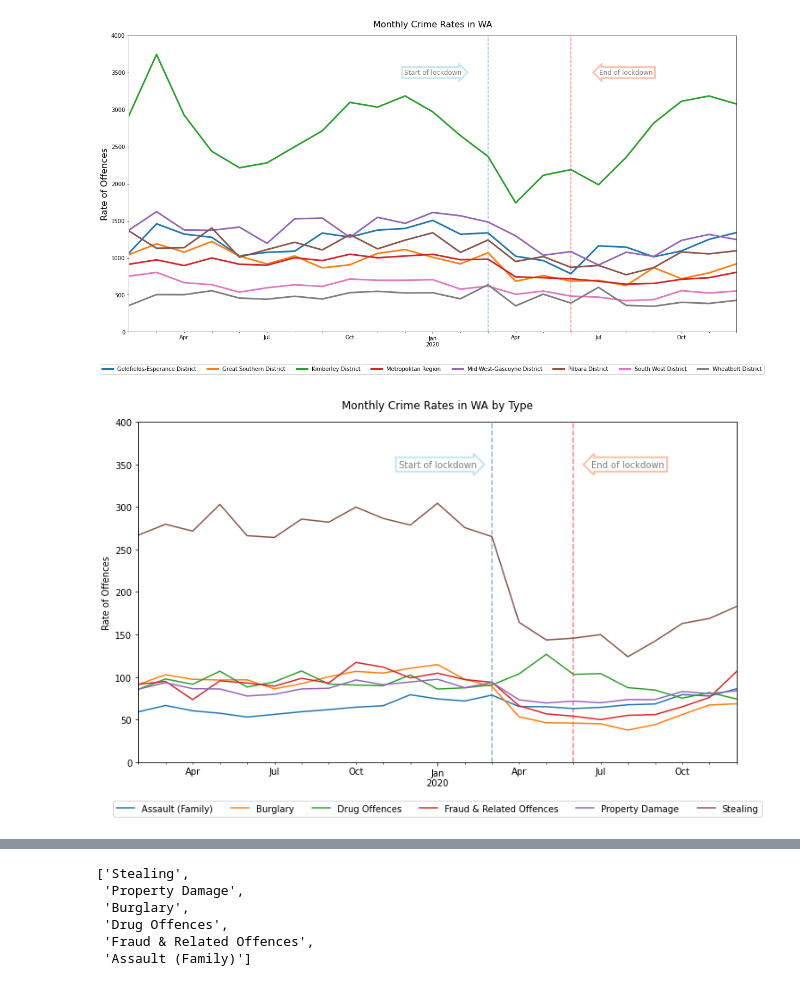
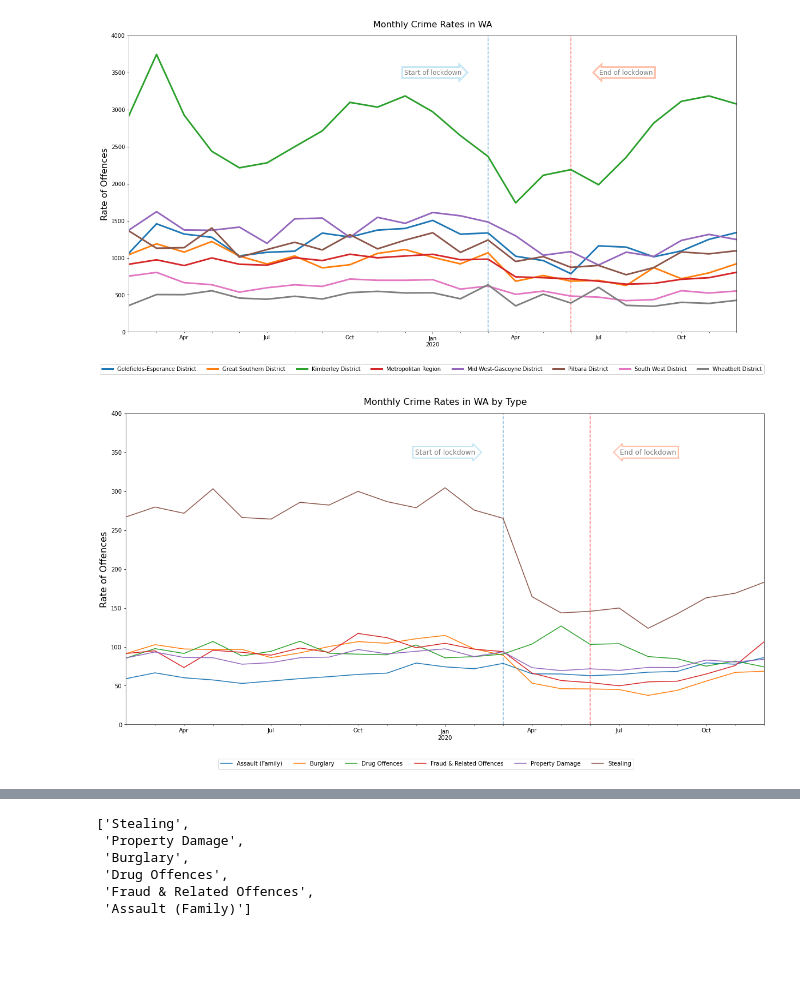
Before and after one commit to FernB/WACrimeRatesCovid19, a Jupyter notebook: WA Crime Rates.ipynb, the cells around one changed output, grey strips where cells are left out. Drawn from its saved outputs; the diff is of its cells as text; code cells hidden in the pictures; blank space fills up the shorter version.

```diff
--- a/WA Crime Rates.ipynb
+++ b/WA Crime Rates.ipynb
@@ -215,27 +215,27 @@ plt.show()
 # %%
 #get rates of key crimes
 WARate = From2019[From2019['Website Region']=='Western Australia']
 CrimeTypeRate = WARate[WARate['WAPOL_Hierarchy_Lvl2'].isin(keycrimes)]
 CrimeTypeRate = CrimeTypeRate.groupby(['WAPOL_Hierarchy_Lvl2','Period'])['Rate'].sum().reset_index()
 #pivot for graphing
 CrimesPivot = CrimeTypeRate.pivot(index='Period', columns='WAPOL_Hierarchy_Lvl2', values='Rate')
 #make chart
-CrimesPivot.plot(figsize=(12,7))
-plt.legend(bbox_to_anchor = (1.05, -0.1),ncol=6)
+CrimesPivot.plot(figsize=(20,10))
+plt.legend(bbox_to_anchor = (0.8, -0.1),ncol=6)
 plt.text(
-    "2020-01", 350, "Start of lockdown", alpha =0.5,ha="center", va="center", rotation=0, size=10,
+    "2020-01", 350, "Start of lockdown", alpha =0.5,ha="center", va="center", rotation=0, size=12,
     bbox=dict(boxstyle="rarrow,pad=0.3", fc="white", ec="skyblue", alpha=0.5, lw=2))
 plt.text(
-    "2020-08", 350, "End of lockdown", alpha =0.5,ha="center", va="center", rotation=0, size=10,
+    "2020-08", 350, "End of lockdown", alpha =0.5,ha="center", va="center", rotation=0, size=12,
     bbox=dict(boxstyle="larrow,pad=0.3", fc="white", ec="coral", alpha=0.5, lw=2))
 plt.vlines("2020-03",ymin = 0, ymax = 500,linestyles='dashed', alpha=0.5)
 plt.vlines("2020-06",ymin = 0, ymax = 500, colors ="red",linestyles='dashed', alpha=0.5)
 plt.ylim(0,400)
-plt.title("Monthly Crime Rates in WA by Type", pad=15)
-plt.ylabel("Rate of Offences")
+plt.title("Monthly Crime Rates in WA by Type", fontsize= 16,pad=15)
+plt.ylabel("Rate of Offences", fontsize=16)
 plt.xlabel("")
 plt.savefig("output/crimetyperatesregions.png",bbox_inches='tight')
 plt.show()
 # %% [output]
-[figure, old version]
+[figure, new version]
 # %%
```
Also changed, not shown: parts of 13 cells of this notebook, 13 other files.
